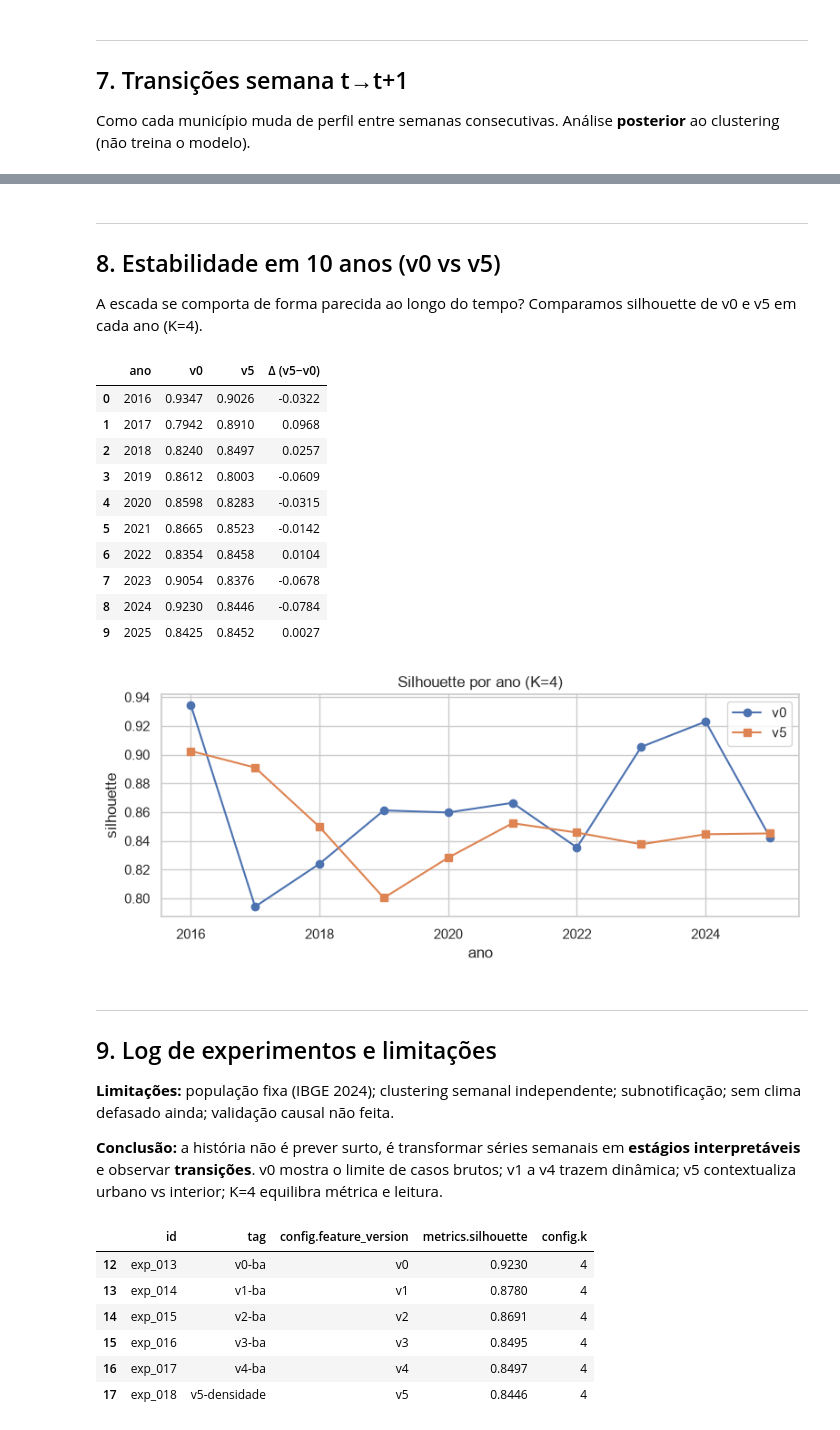
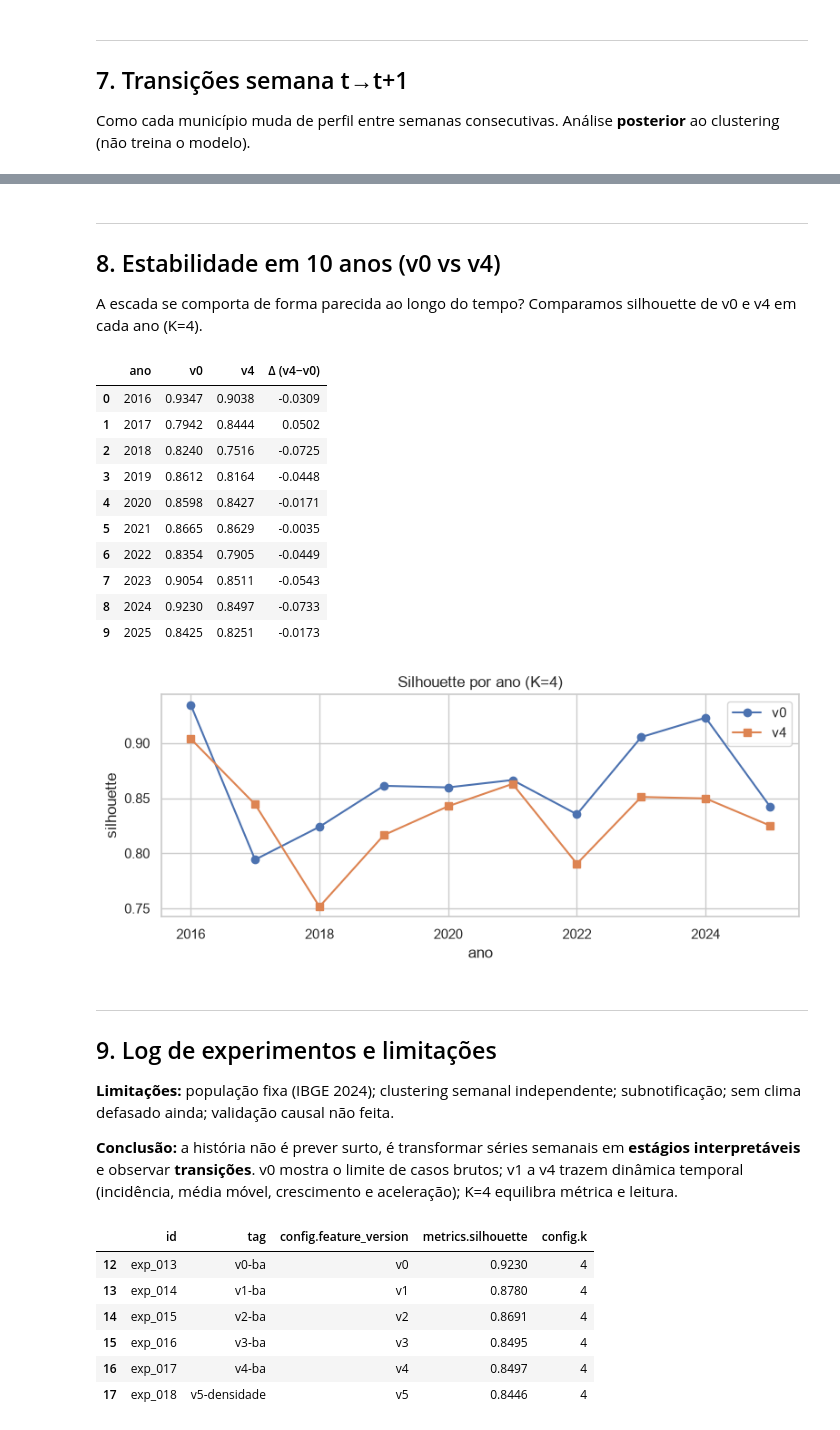
Before and after one commit to antoniel/ia-iv, a Jupyter notebook: notebooks/01_historia_completa.ipynb, the cells around one changed output, grey strips where cells are left out. Saved outputs shown, nothing was run; the diff lists cells and outputs as text; code cells hidden in the pictures.

```diff
--- a/notebooks/01_historia_completa.ipynb
+++ b/notebooks/01_historia_completa.ipynb
@@ -63,15 +63,14 @@ VERSION_BLOCKS = {
     "v2": "+ média móvel (3 semanas)",
     "v3": "+ crescimento semanal",
     "v4": "+ aceleração",
-    "v5": "+ densidade populacional (hab/km²)",
 }
 
 REGION = BA.slug
 ANO_FOCO = 2024
 K_RANGE = list(range(2, 9))
-K_FINAL = DEFAULT_K  # calibrado no Nordeste; validado abaixo no v5
-VERSIONS = ["v0", "v1", "v2", "v3", "v4", "v5"]
-VERSION_FINAL = "v5"
+K_FINAL = DEFAULT_K  # calibrado no Nordeste; validado abaixo no v4
+VERSIONS = ["v0", "v1", "v2", "v3", "v4"]
+VERSION_FINAL = "v4"
 PALETTE = ["#0072B2", "#E69F00", "#009E73", "#D55E00", "#CC79A7", "#56B4E9", "#F0E442", "#000000"]
 ACCENT = "#0072B2"
 SCATTER_KW = dict(s=10, alpha=0.4, linewidths=0.25, edgecolors="#333333")
@@ -394,43 +525,43 @@ plt.tight_layout()
 # %% [markdown]
 ---
 
-## 8. Estabilidade em 10 anos (v0 vs v5)
+## 8. Estabilidade em 10 anos (v0 vs v4)
 
-A escada se comporta de forma parecida ao longo do tempo? Comparamos silhouette de v0 e v5 em cada ano (K=4).
+A escada se comporta de forma parecida ao longo do tempo? Comparamos silhouette de v0 e v4 em cada ano (K=4).
 # %%
 def silhouette_ano(year: int, version: str) -> float:
     panel = build_features_panel(REGION, year, version)
     return float(run_kmeans(panel, version, k=K_FINAL).metrics["silhouette"])
 
 estab = pd.DataFrame({
     "ano": DEFAULT_YEARS,
     "v0": [silhouette_ano(y, "v0") for y in DEFAULT_YEARS],
-    "v5": [silhouette_ano(y, VERSION_FINAL) for y in DEFAULT_YEARS],
+    "v4": [silhouette_ano(y, VERSION_FINAL) for y in DEFAULT_YEARS],
 })
-estab["Δ (v5−v0)"] = estab["v5"] - estab["v0"]
+estab["Δ (v4−v0)"] = estab["v4"] - estab["v0"]
 display(estab.round(4))
 
 fig, ax = plt.subplots(figsize=(8, 3.5))
 ax.plot(estab["ano"], estab["v0"], "o-", label="v0")
-ax.plot(estab["ano"], estab["v5"], "s-", label="v5")
+ax.plot(estab["ano"], estab["v4"], "s-", label="v4")
 ax.set_xlabel("ano")
 ax.set_ylabel("silhouette")
 ax.set_title(f"Silhouette por ano (K={K_FINAL})")
 ax.legend()
 plt.tight_layout()
 # %% [output]
-|  | ano | v0 | v5 | Δ (v5−v0) |
-| 0 | 2016 | 0.9347 | 0.9026 | -0.0322 |
-| 1 | 2017 | 0.7942 | 0.8910 | 0.0968 |
-| 2 | 2018 | 0.8240 | 0.8497 | 0.0257 |
-| 3 | 2019 | 0.8612 | 0.8003 | -0.0609 |
-| 4 | 2020 | 0.8598 | 0.8283 | -0.0315 |
-| 5 | 2021 | 0.8665 | 0.8523 | -0.0142 |
-| 6 | 2022 | 0.8354 | 0.8458 | 0.0104 |
-| 7 | 2023 | 0.9054 | 0.8376 | -0.0678 |
-| 8 | 2024 | 0.9230 | 0.8446 | -0.0784 |
-| 9 | 2025 | 0.8425 | 0.8452 | 0.0027 |
+|  | ano | v0 | v4 | Δ (v4−v0) |
+| 0 | 2016 | 0.9347 | 0.9038 | -0.0309 |
+| 1 | 2017 | 0.7942 | 0.8444 | 0.0502 |
+| 2 | 2018 | 0.8240 | 0.7516 | -0.0725 |
+| 3 | 2019 | 0.8612 | 0.8164 | -0.0448 |
+| 4 | 2020 | 0.8598 | 0.8427 | -0.0171 |
+| 5 | 2021 | 0.8665 | 0.8629 | -0.0035 |
+| 6 | 2022 | 0.8354 | 0.7905 | -0.0449 |
+| 7 | 2023 | 0.9054 | 0.8511 | -0.0543 |
+| 8 | 2024 | 0.9230 | 0.8497 | -0.0733 |
+| 9 | 2025 | 0.8425 | 0.8251 | -0.0173 |
-[figure, old version]
+[figure, new version]
 # %% [markdown]
 ---
 
@@ -438,7 +569,7 @@ plt.tight_layout()
 
 **Limitações:** população fixa (IBGE 2024); clustering semanal independente; subnotificação; sem clima defasado ainda; validação causal não feita.
 
-**Conclusão:** a história não é prever surto, é transformar séries semanais em **estágios interpretáveis** e observar **transições**. v0 mostra o limite de casos brutos; v1 a v4 trazem dinâmica; v5 contextualiza urbano vs interior; K=4 equilibra métrica e leitura.
+**Conclusão:** a história não é prever surto, é transformar séries semanais em **estágios interpretáveis** e observar **transições**. v0 mostra o limite de casos brutos; v1 a v4 trazem dinâmica temporal (incidência, média móvel, crescimento e aceleração); K=4 equilibra métrica e leitura.
 # %%
 exp_df = pd.json_normalize(load_experiments())
 if "config.region" in exp_df.columns:
```
Also changed, not shown: parts of 13 cells of this notebook, 14 other files.
